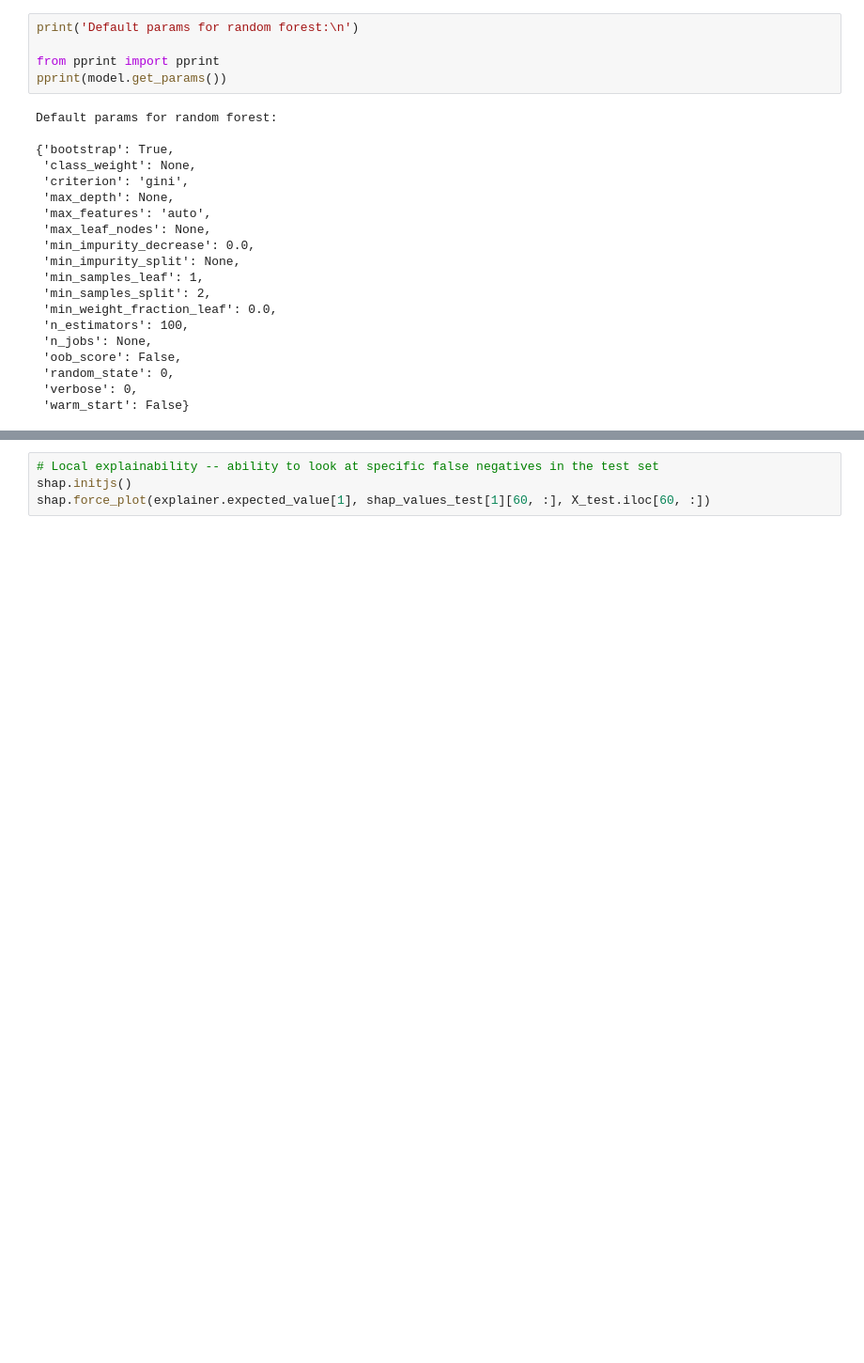
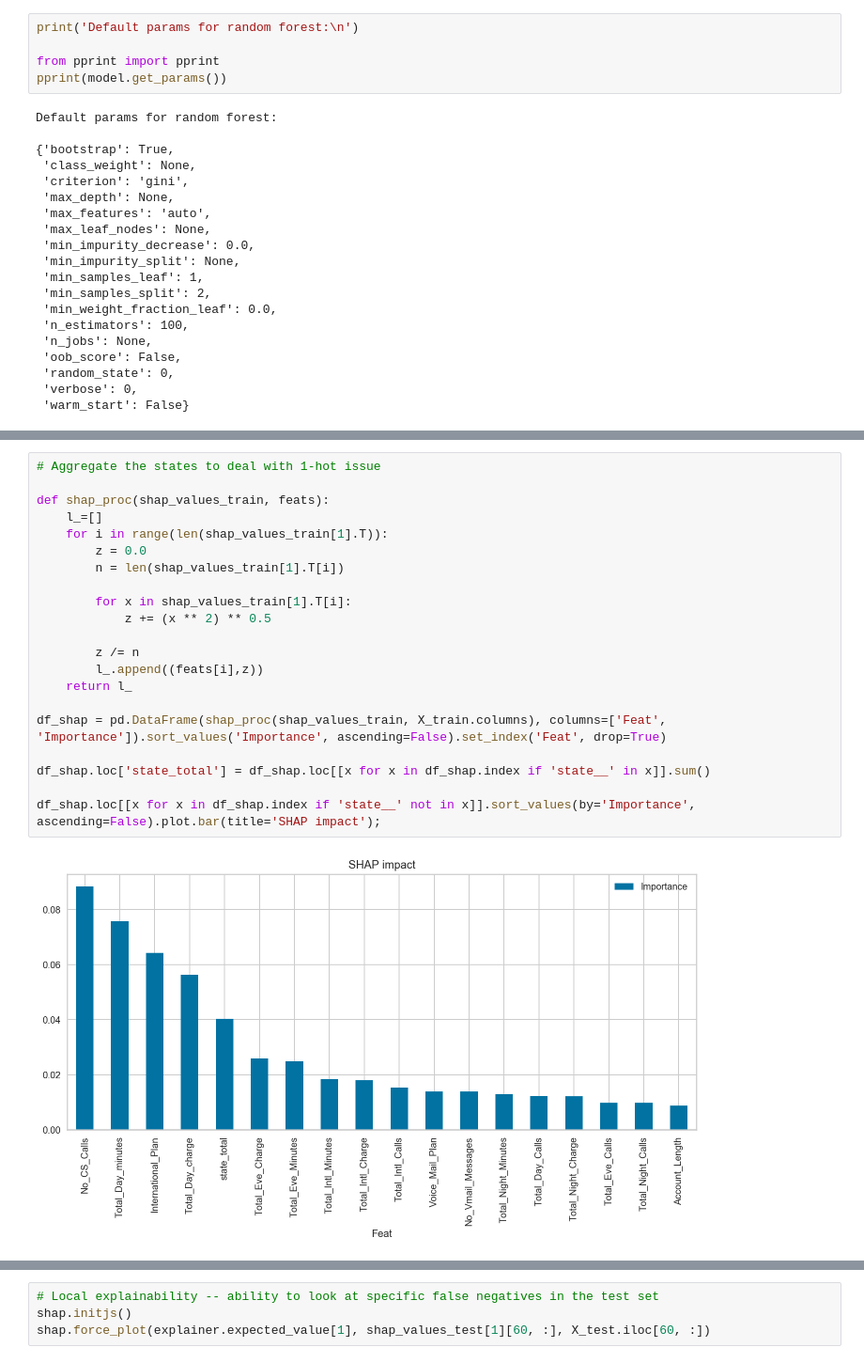
Before and after one commit to algrt-hm/notebooks, a Jupyter notebook: customer_churn/telco_churn.ipynb, the cells around one changed output, grey strips where cells are left out. Shown at 94% size. Drawn from its saved outputs; the diff is of its cells as text; blank space fills up the shorter version.

```diff
--- a/customer_churn/telco_churn.ipynb
+++ b/customer_churn/telco_churn.ipynb
@@ -612,2 +627,25 @@ shap.summary_plot(shap_values_train[1], X_train, plot_type="bar")
+# %%
+# Aggregate the states to deal with 1-hot issue
+
+def shap_proc(shap_values_train, feats):
+    l_=[]
+    for i in range(len(shap_values_train[1].T)):
+        z = 0.0
+        n = len(shap_values_train[1].T[i])
+
+        for x in shap_values_train[1].T[i]:
+            z += (x ** 2) ** 0.5
+
+        z /= n
+        l_.append((feats[i],z))
+    return l_
+
+df_shap = pd.DataFrame(shap_proc(shap_values_train, X_train.columns), columns=['Feat', 'Importance']).sort_values('Importance', ascending=False).set_index('Feat', drop=True)
+
+df_shap.loc['state_total'] = df_shap.loc[[x for x in df_shap.index if 'state__' in x]].sum()
+
+df_shap.loc[[x for x in df_shap.index if 'state__' not in x]].sort_values(by='Importance', ascending=False).plot.bar(title='SHAP impact');
+# %% [output]
+[figure, added]
 # %%
 # If we find a misclassification
```
Also changed, not shown: parts of 13 cells of this notebook, 1 other file.
